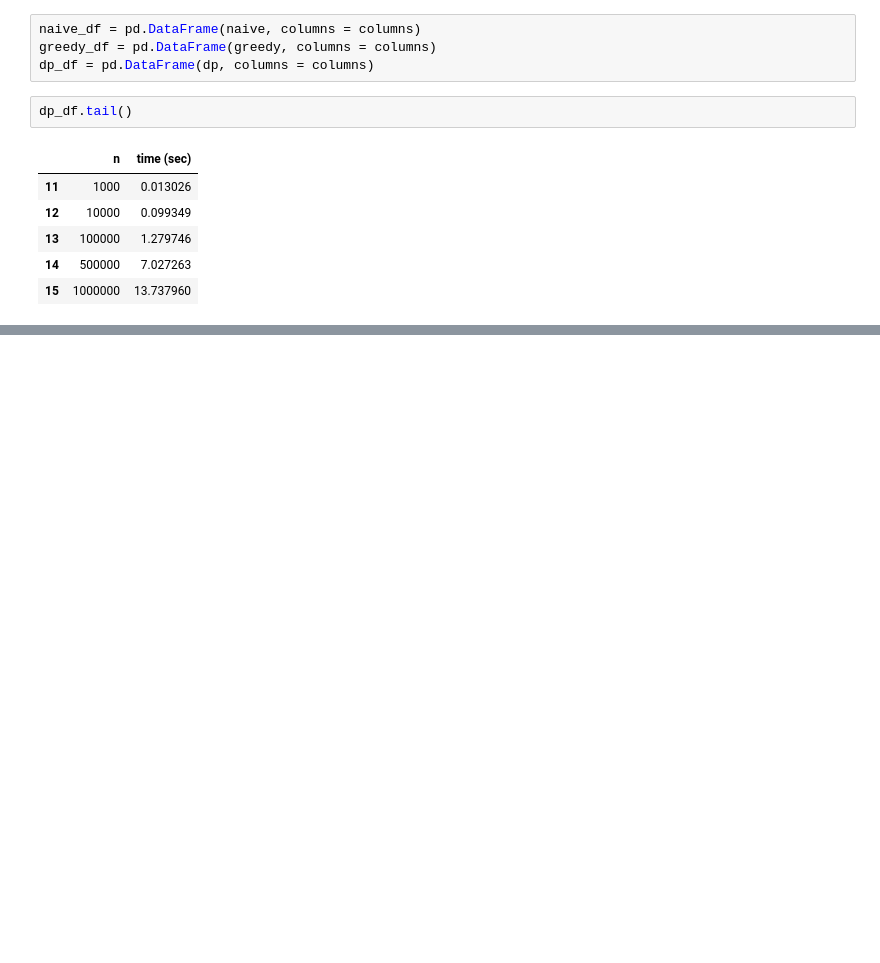
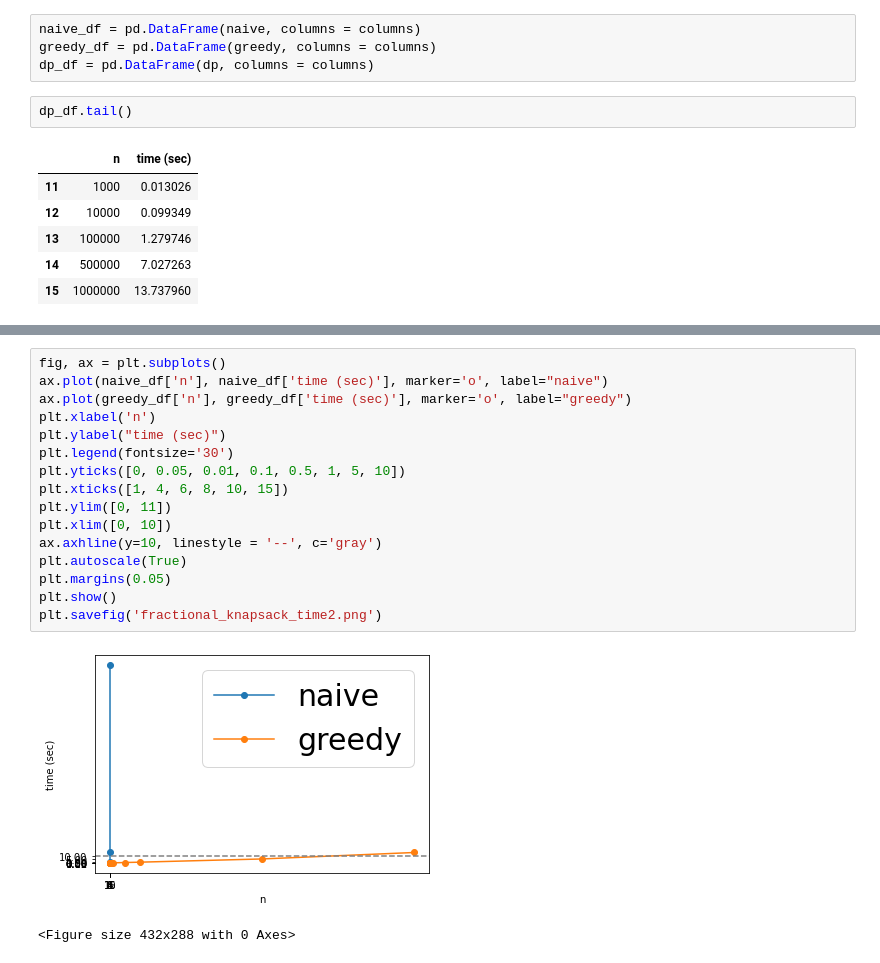
Before and after one commit to isdiscodead/2022_KUS, a Jupyter notebook: Spring/ComputationalThinking/fractional_knapsack_time.ipynb, the cells around one changed output, grey strips where cells are left out. Drawn from its saved outputs; the diff is of its cells as text; blank space fills up the shorter version.

```diff
--- a/Spring/ComputationalThinking/fractional_knapsack_time.ipynb
+++ b/Spring/ComputationalThinking/fractional_knapsack_time.ipynb
@@ -88,0 +94,19 @@ plt.show()
+# %%
+fig, ax = plt.subplots()
+ax.plot(naive_df['n'], naive_df['time (sec)'], marker='o', label="naive")
+ax.plot(greedy_df['n'], greedy_df['time (sec)'], marker='o', label="greedy")
+plt.xlabel('n')
+plt.ylabel("time (sec)")
+plt.legend(fontsize='30')
+plt.yticks([0, 0.05, 0.01, 0.1, 0.5, 1, 5, 10])
+plt.xticks([1, 4, 6, 8, 10, 15])
+plt.ylim([0, 11])
+plt.xlim([0, 10])
+ax.axhline(y=10, linestyle = '--', c='gray')
+plt.autoscale(True)
+plt.margins(0.05)
+plt.show()
+plt.savefig('fractional_knapsack_time2.png')
+# %% [output]
+[figure, added]
+<Figure size 432x288 with 0 Axes>
```
Also changed, not shown: parts of 2 cells of this notebook, 3 other files.
